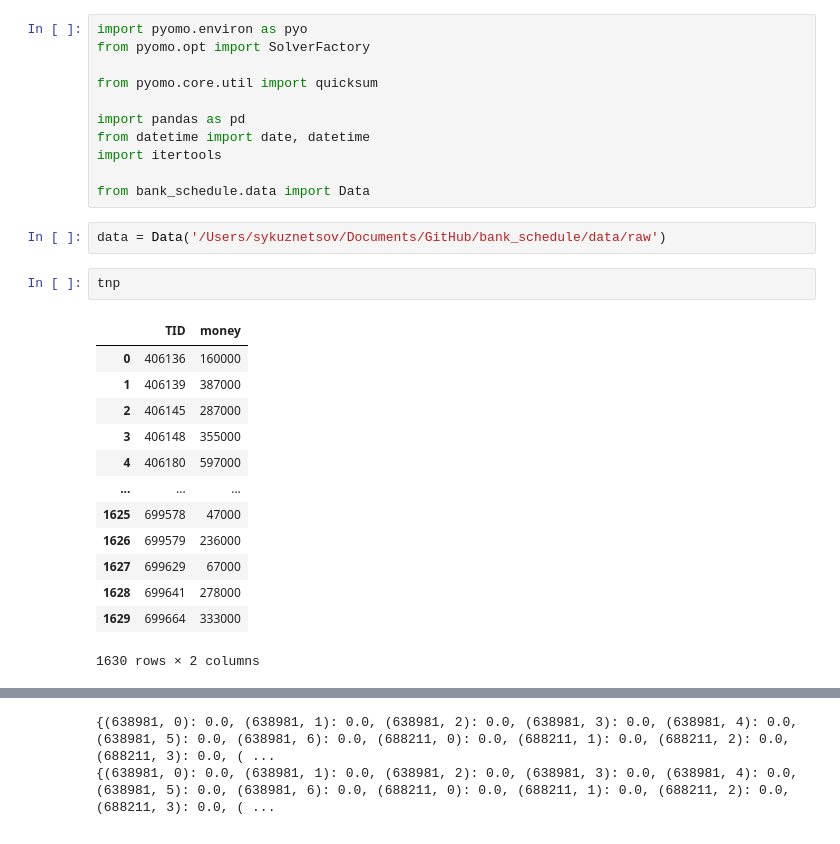
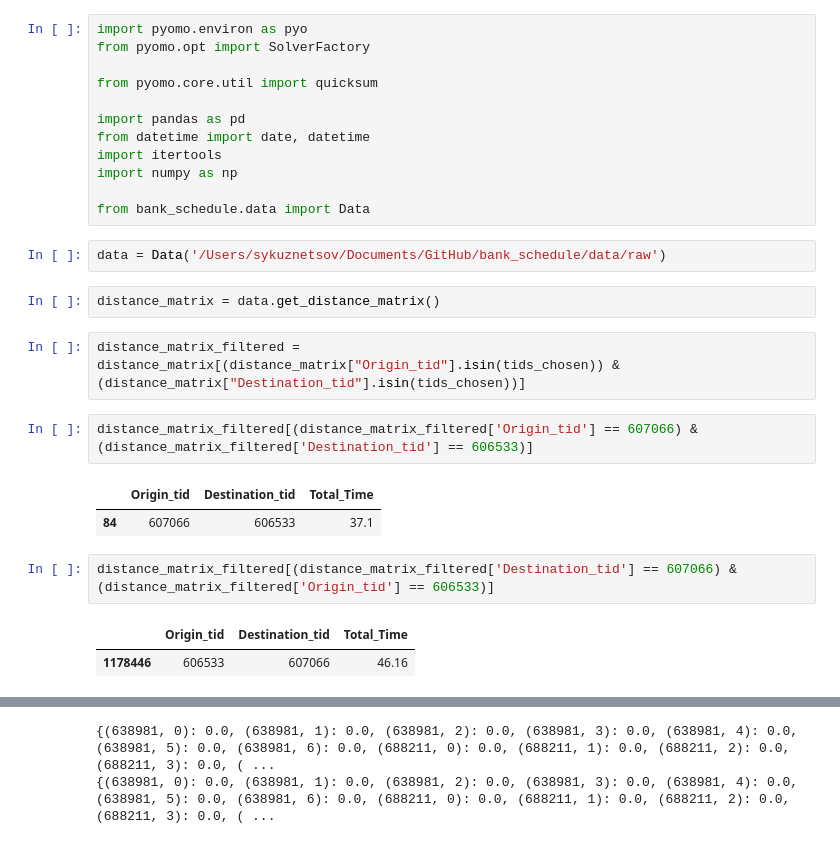
Before and after one commit to SerSmith/bank_schedule, a Jupyter notebook: main.ipynb, the cells around one changed output, grey strips where cells are left out. Saved outputs shown, nothing was run; the diff lists cells and outputs as text.

```diff
--- a/main.ipynb
+++ b/main.ipynb
@@ -7,25 +7,24 @@ from pyomo.core.util import quicksum
 import pandas as pd
 from datetime import date, datetime
 import itertools
+import numpy as np
 
 from bank_schedule.data import Data
 # %%
 data = Data('/Users/sykuznetsov/Documents/GitHub/bank_schedule/data/raw')
-# %%
-tnp
-# %% [output]
-|  | TID | money |
-| 0 | 406136 | 160000 |
-| 1 | 406139 | 387000 |
-| 2 | 406145 | 287000 |
-| 3 | 406148 | 355000 |
-| 4 | 406180 | 597000 |
-| ... | ... | ... |
-| 1625 | 699578 | 47000 |
-| 1626 | 699579 | 236000 |
-| 1627 | 699629 | 67000 |
-| 1628 | 699641 | 278000 |
-| 1629 | 699664 | 333000 |
-1630 rows × 2 columns
+# %%
+distance_matrix = data.get_distance_matrix()
+# %%
+distance_matrix_filtered = distance_matrix[(distance_matrix["Origin_tid"].isin(tids_chosen)) & (distance_matrix["Destination_tid"].isin(tids_chosen))]
+# %%
+distance_matrix_filtered[(distance_matrix_filtered['Origin_tid'] == 607066) & (distance_matrix_filtered['Destination_tid'] == 606533)]
+# %% [output]
+|  | Origin_tid | Destination_tid | Total_Time |
+| 84 | 607066 | 606533 | 37.1 |
+# %%
+distance_matrix_filtered[(distance_matrix_filtered['Destination_tid'] == 607066) & (distance_matrix_filtered['Origin_tid'] == 606533)]
+# %% [output]
+|  | Origin_tid | Destination_tid | Total_Time |
+| 1178446 | 606533 | 607066 | 46.16 |
 # %%
 money_in = data.get_money_in()
```
Also changed, not shown: parts of 9 cells of this notebook.
